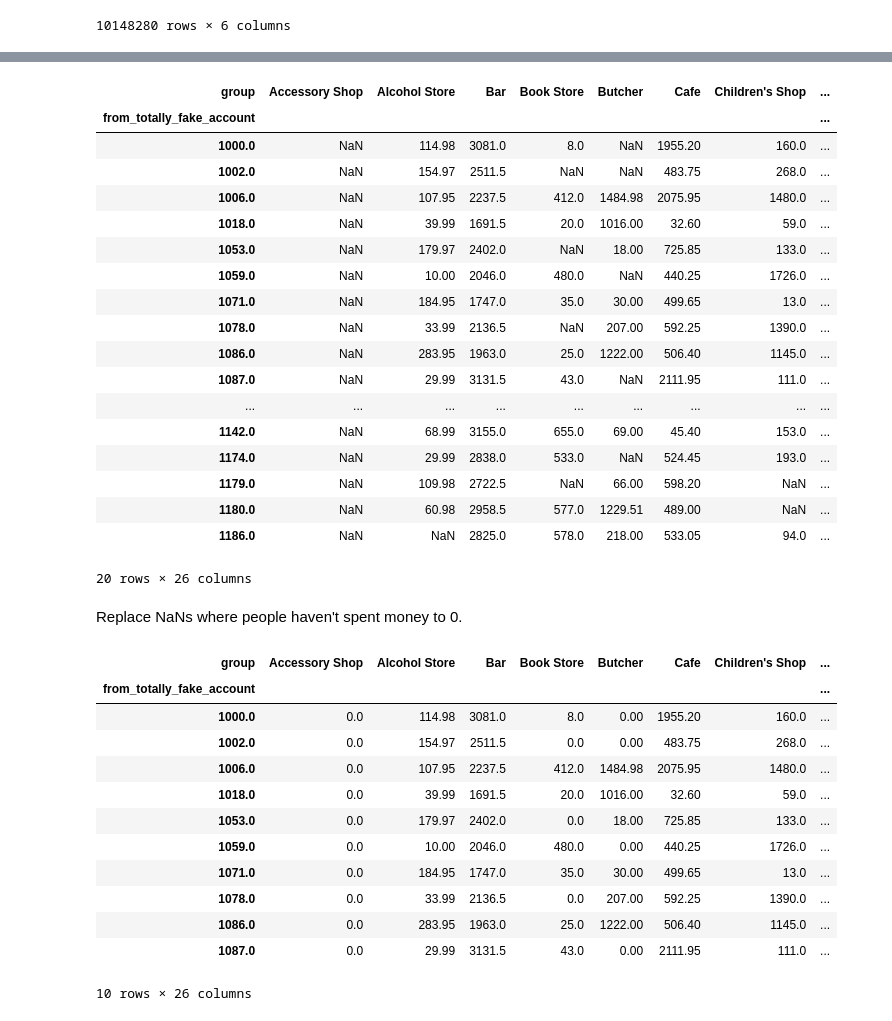
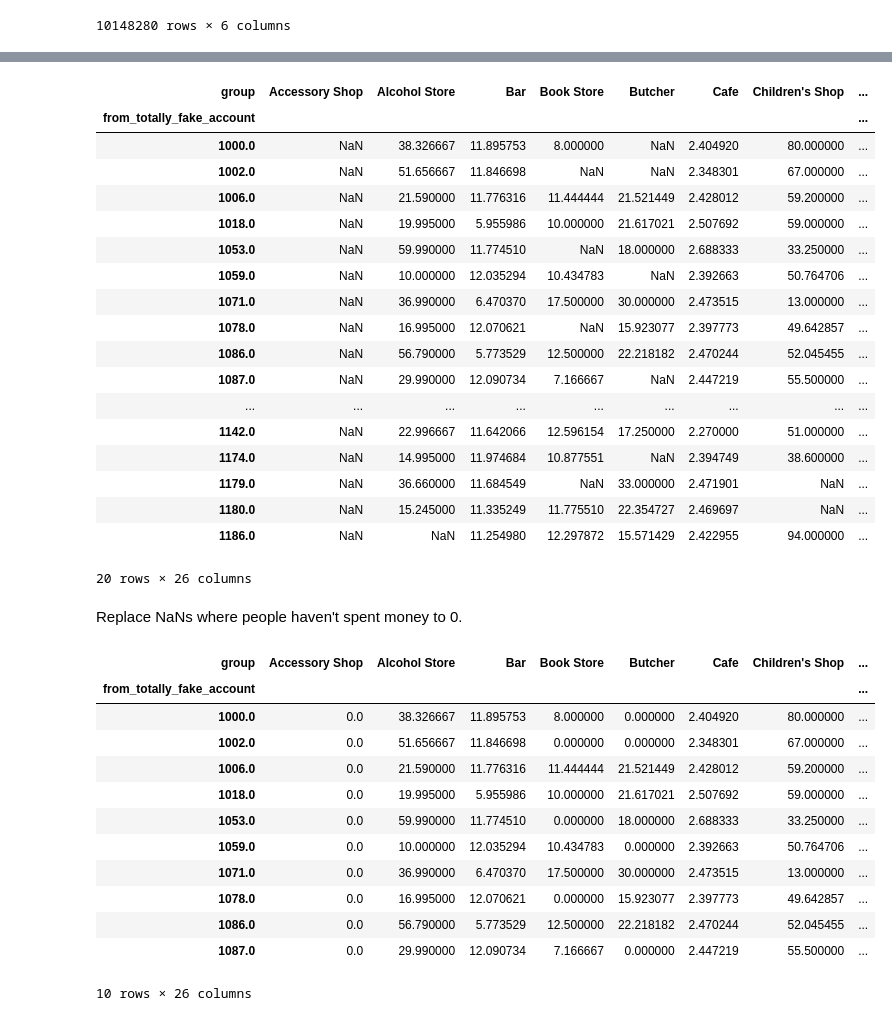
Before and after one commit to UoB-DSMP-2023-24/dsmp-2024-group-38, a Jupyter notebook: prepro-category-avg.ipynb, the cells around one changed output, grey strips where cells are left out. Cells and saved outputs as stored; diff of their text form; code cells hidden in the pictures.

```diff
--- a/prepro-category-avg.ipynb
+++ b/prepro-category-avg.ipynb
@@ -49,29 +50,29 @@ print(per_category)
 # %%
 per_category = per_category.pivot_table(index='from_totally_fake_account',
                                 columns='group',
                                 values='monopoly_money_amount',
-                                aggfunc='sum')
+                                aggfunc='mean')
 
 per_category.head(20)
 # %% [output]
 | group | Accessory Shop | Alcohol Store | Bar | Book Store | Butcher | Cafe | Children's Shop | ... |
 | from_totally_fake_account |  |  |  |  |  |  |  | ... |
-| 1000.0 | NaN | 114.98 | 3081.0 | 8.0 | NaN | 1955.20 | 160.0 | ... |
-| 1002.0 | NaN | 154.97 | 2511.5 | NaN | NaN | 483.75 | 268.0 | ... |
-| 1006.0 | NaN | 107.95 | 2237.5 | 412.0 | 1484.98 | 2075.95 | 1480.0 | ... |
-| 1018.0 | NaN | 39.99 | 1691.5 | 20.0 | 1016.00 | 32.60 | 59.0 | ... |
-| 1053.0 | NaN | 179.97 | 2402.0 | NaN | 18.00 | 725.85 | 133.0 | ... |
-| 1059.0 | NaN | 10.00 | 2046.0 | 480.0 | NaN | 440.25 | 1726.0 | ... |
-| 1071.0 | NaN | 184.95 | 1747.0 | 35.0 | 30.00 | 499.65 | 13.0 | ... |
-| 1078.0 | NaN | 33.99 | 2136.5 | NaN | 207.00 | 592.25 | 1390.0 | ... |
-| 1086.0 | NaN | 283.95 | 1963.0 | 25.0 | 1222.00 | 506.40 | 1145.0 | ... |
-| 1087.0 | NaN | 29.99 | 3131.5 | 43.0 | NaN | 2111.95 | 111.0 | ... |
+| 1000.0 | NaN | 38.326667 | 11.895753 | 8.000000 | NaN | 2.404920 | 80.000000 | ... |
+| 1002.0 | NaN | 51.656667 | 11.846698 | NaN | NaN | 2.348301 | 67.000000 | ... |
+| 1006.0 | NaN | 21.590000 | 11.776316 | 11.444444 | 21.521449 | 2.428012 | 59.200000 | ... |
+| 1018.0 | NaN | 19.995000 | 5.955986 | 10.000000 | 21.617021 | 2.507692 | 59.000000 | ... |
+| 1053.0 | NaN | 59.990000 | 11.774510 | NaN | 18.000000 | 2.688333 | 33.250000 | ... |
+| 1059.0 | NaN | 10.000000 | 12.035294 | 10.434783 | NaN | 2.392663 | 50.764706 | ... |
+| 1071.0 | NaN | 36.990000 | 6.470370 | 17.500000 | 30.000000 | 2.473515 | 13.000000 | ... |
+| 1078.0 | NaN | 16.995000 | 12.070621 | NaN | 15.923077 | 2.397773 | 49.642857 | ... |
+| 1086.0 | NaN | 56.790000 | 5.773529 | 12.500000 | 22.218182 | 2.470244 | 52.045455 | ... |
+| 1087.0 | NaN | 29.990000 | 12.090734 | 7.166667 | NaN | 2.447219 | 55.500000 | ... |
 | ... | ... | ... | ... | ... | ... | ... | ... | ... |
-| 1142.0 | NaN | 68.99 | 3155.0 | 655.0 | 69.00 | 45.40 | 153.0 | ... |
-| 1174.0 | NaN | 29.99 | 2838.0 | 533.0 | NaN | 524.45 | 193.0 | ... |
-| 1179.0 | NaN | 109.98 | 2722.5 | NaN | 66.00 | 598.20 | NaN | ... |
-| 1180.0 | NaN | 60.98 | 2958.5 | 577.0 | 1229.51 | 489.00 | NaN | ... |
-| 1186.0 | NaN | NaN | 2825.0 | 578.0 | 218.00 | 533.05 | 94.0 | ... |
+| 1142.0 | NaN | 22.996667 | 11.642066 | 12.596154 | 17.250000 | 2.270000 | 51.000000 | ... |
+| 1174.0 | NaN | 14.995000 | 11.974684 | 10.877551 | NaN | 2.394749 | 38.600000 | ... |
+| 1179.0 | NaN | 36.660000 | 11.684549 | NaN | 33.000000 | 2.471901 | NaN | ... |
+| 1180.0 | NaN | 15.245000 | 11.335249 | 11.775510 | 22.354727 | 2.469697 | NaN | ... |
+| 1186.0 | NaN | NaN | 11.254980 | 12.297872 | 15.571429 | 2.422955 | 94.000000 | ... |
 20 rows × 26 columns
 # %% [markdown]
 Replace NaNs where people haven't spent money to 0.
@@ -81,14 +82,14 @@ per_category.head(10)
 # %% [output]
 | group | Accessory Shop | Alcohol Store | Bar | Book Store | Butcher | Cafe | Children's Shop | ... |
 | from_totally_fake_account |  |  |  |  |  |  |  | ... |
-| 1000.0 | 0.0 | 114.98 | 3081.0 | 8.0 | 0.00 | 1955.20 | 160.0 | ... |
-| 1002.0 | 0.0 | 154.97 | 2511.5 | 0.0 | 0.00 | 483.75 | 268.0 | ... |
-| 1006.0 | 0.0 | 107.95 | 2237.5 | 412.0 | 1484.98 | 2075.95 | 1480.0 | ... |
-| 1018.0 | 0.0 | 39.99 | 1691.5 | 20.0 | 1016.00 | 32.60 | 59.0 | ... |
-| 1053.0 | 0.0 | 179.97 | 2402.0 | 0.0 | 18.00 | 725.85 | 133.0 | ... |
-| 1059.0 | 0.0 | 10.00 | 2046.0 | 480.0 | 0.00 | 440.25 | 1726.0 | ... |
-| 1071.0 | 0.0 | 184.95 | 1747.0 | 35.0 | 30.00 | 499.65 | 13.0 | ... |
-| 1078.0 | 0.0 | 33.99 | 2136.5 | 0.0 | 207.00 | 592.25 | 1390.0 | ... |
-| 1086.0 | 0.0 | 283.95 | 1963.0 | 25.0 | 1222.00 | 506.40 | 1145.0 | ... |
-| 1087.0 | 0.0 | 29.99 | 3131.5 | 43.0 | 0.00 | 2111.95 | 111.0 | ... |
+| 1000.0 | 0.0 | 38.326667 | 11.895753 | 8.000000 | 0.000000 | 2.404920 | 80.000000 | ... |
+| 1002.0 | 0.0 | 51.656667 | 11.846698 | 0.000000 | 0.000000 | 2.348301 | 67.000000 | ... |
+| 1006.0 | 0.0 | 21.590000 | 11.776316 | 11.444444 | 21.521449 | 2.428012 | 59.200000 | ... |
+| 1018.0 | 0.0 | 19.995000 | 5.955986 | 10.000000 | 21.617021 | 2.507692 | 59.000000 | ... |
+| 1053.0 | 0.0 | 59.990000 | 11.774510 | 0.000000 | 18.000000 | 2.688333 | 33.250000 | ... |
+| 1059.0 | 0.0 | 10.000000 | 12.035294 | 10.434783 | 0.000000 | 2.392663 | 50.764706 | ... |
+| 1071.0 | 0.0 | 36.990000 | 6.470370 | 17.500000 | 30.000000 | 2.473515 | 13.000000 | ... |
+| 1078.0 | 0.0 | 16.995000 | 12.070621 | 0.000000 | 15.923077 | 2.397773 | 49.642857 | ... |
+| 1086.0 | 0.0 | 56.790000 | 5.773529 | 12.500000 | 22.218182 | 2.470244 | 52.045455 | ... |
+| 1087.0 | 0.0 | 29.990000 | 12.090734 | 7.166667 | 0.000000 | 2.447219 | 55.500000 | ... |
 10 rows × 26 columns
```
Also changed, not shown: parts of 7 cells of this notebook.
